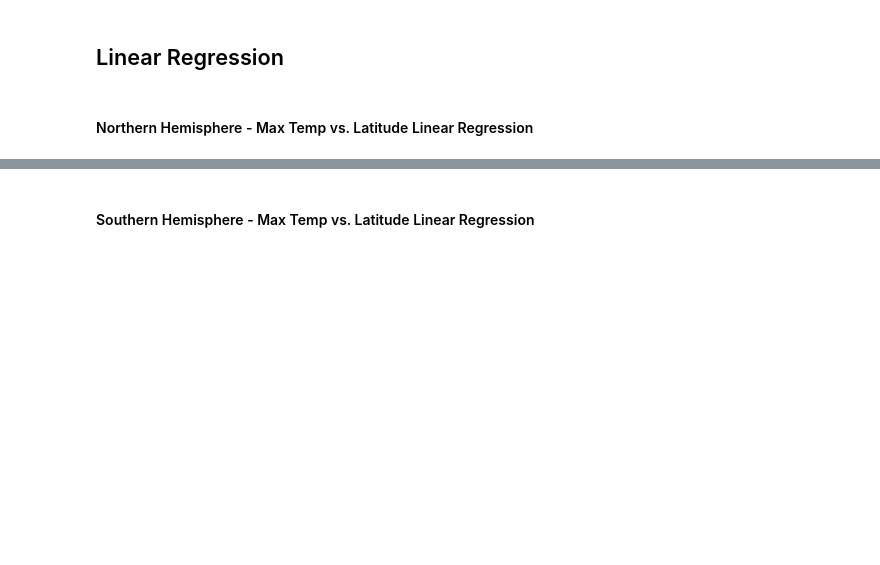
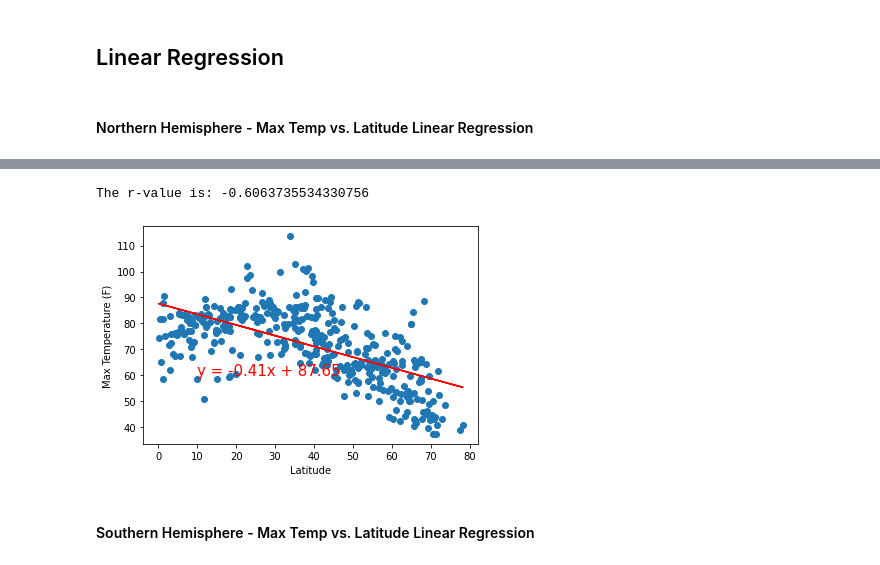
Before and after one commit to MrMrRPG/python_api_challenge, a Jupyter notebook: starter_code/WeatherPy.ipynb, the cells around one changed output, grey strips where cells are left out. Cells and saved outputs as stored; diff of their text form; code cells hidden in the pictures; blank space fills up the shorter version.

```diff
--- a/starter_code/WeatherPy.ipynb
+++ b/starter_code/WeatherPy.ipynb
@@ -211,4 +214,11 @@ plt.grid()
 # %% [markdown]
 ## Linear Regression
+# %%
+# Northern Hemisphere
+# nh_df = grouped_hem_df.count()
+nhem_df = summary_df.loc[summary_df["Lat"] >= 0]
+
+# Southern Hemisphere
+shem_df = summary_df.loc[summary_df["Lat"] < 0]
 # %% [markdown]
 ####  Northern Hemisphere - Max Temp vs. Latitude Linear Regression
@@ -219,2 +225,23 @@ The r-value is: 0.46937863826630627
+# %%
+y = nhem_df.iloc[:, 3]
+x = nhem_df.iloc[:, 1]
+
+(slope, intercept, rvalue, pvalue, stderr) = linregress(x, y)
+regress_values = x * slope + intercept
+
+line_eq = "y = " + str(round(slope,2)) + "x + " + str(round(intercept,2))
+
+plt.scatter(x, y)
+plt.plot(x, regress_values, "r-")
+plt.annotate(line_eq, (10, 60), fontsize = 15, color = "red")
+plt.ylabel("Max Temperature (F)")
+plt.xlabel("Latitude")
+
+print(f"The r-value is: {rvalue}")
+plt.savefig("outputdata/NHem/NHem_temp_vs_lat.png")
+plt.show()
+# %% [output]
+The r-value is: -0.6063735534330756
+[figure, added]
 # %% [markdown]
 ####  Southern Hemisphere - Max Temp vs. Latitude Linear Regression
```
Also changed, not shown: parts of 24 cells of this notebook, 13 other files.
